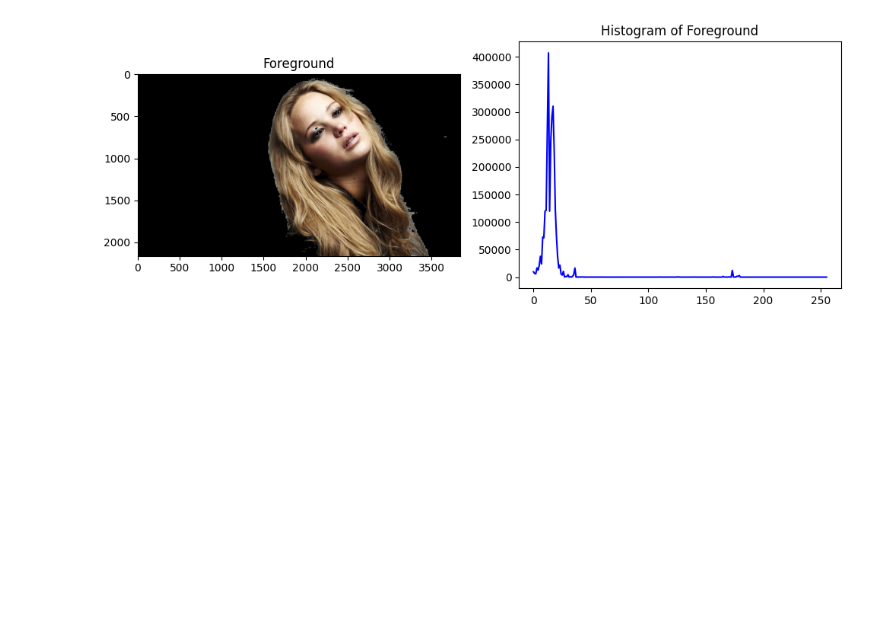
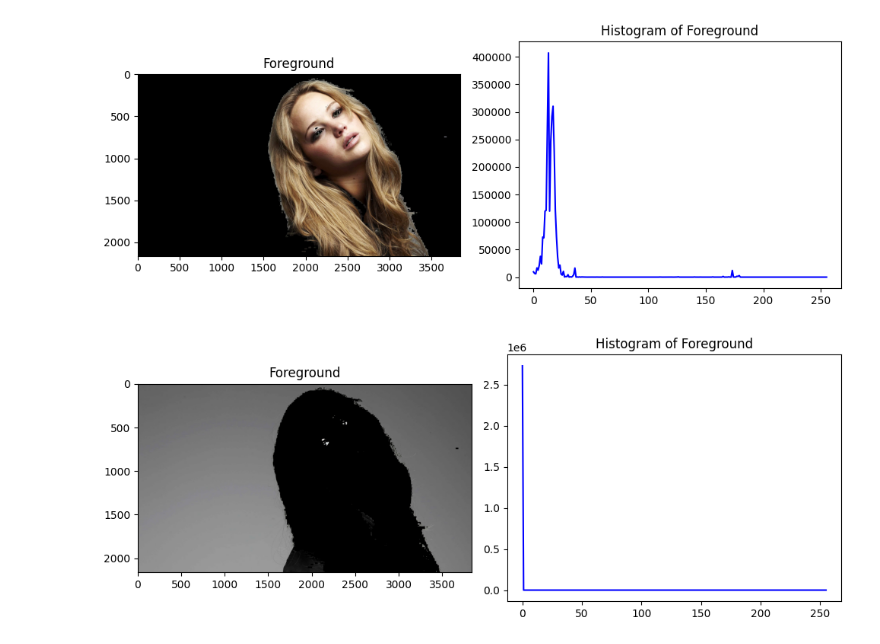
Before and after one commit to KavinduKariyawasam/Image_Processing, a Jupyter notebook: Assignment1.ipynb, the cells around one changed output. Cells and saved outputs as stored; diff of their text form; code cells hidden in the pictures; blank space fills up the shorter version.

```diff
--- a/Assignment1.ipynb
+++ b/Assignment1.ipynb
@@ -308,7 +300,7 @@ import cv2 as cv
 import numpy as np
 import matplotlib.pyplot as plt
 
-img_orig = cv.imread('/content/drive/MyDrive/Image processing/Assignment1/jeniffer.jpg')
+img_orig = cv.imread('/content/drive/MyDrive/Image processing/Assignment1/jeniffer.jpg', cv.IMREAD_COLOR)
 img_hsv = cv2.cvtColor(img_orig, cv2.COLOR_BGR2HSV)
 
 # Spliting the image into hue, saturation and value planes
@@ -362,3 +354,24 @@ plt.tight_layout()
 plt.show()
 # %% [output]
 [figure]
+# %%
+h_background = cv.bitwise_and(hue, hue, mask=~mask)
+s_background = cv.bitwise_and(saturation, saturation, mask=~mask)
+v_background = cv.bitwise_and(value, value, mask=~mask)
+background = cv.merge((h_background, s_background, v_background))
+img_background = cv.cvtColor(background, cv.COLOR_HSV2RGB)
+
+hist_background = cv2.calcHist([background], [0], mask, [256], [0, 256])
+
+f, ax = plt.subplots(1,2 , figsize = (10,4))
+# Display the histogram
+ax[0].imshow(img_background)
+ax[0].set_title('Foreground')
+
+ax[1].plot(hist_background, color='blue')
+ax[1].set_title('Histogram of Foreground')
+
+plt.tight_layout()
+plt.show()
+# %% [output]
+[figure, added]
```
Also changed, not shown: parts of 6 cells of this notebook.
